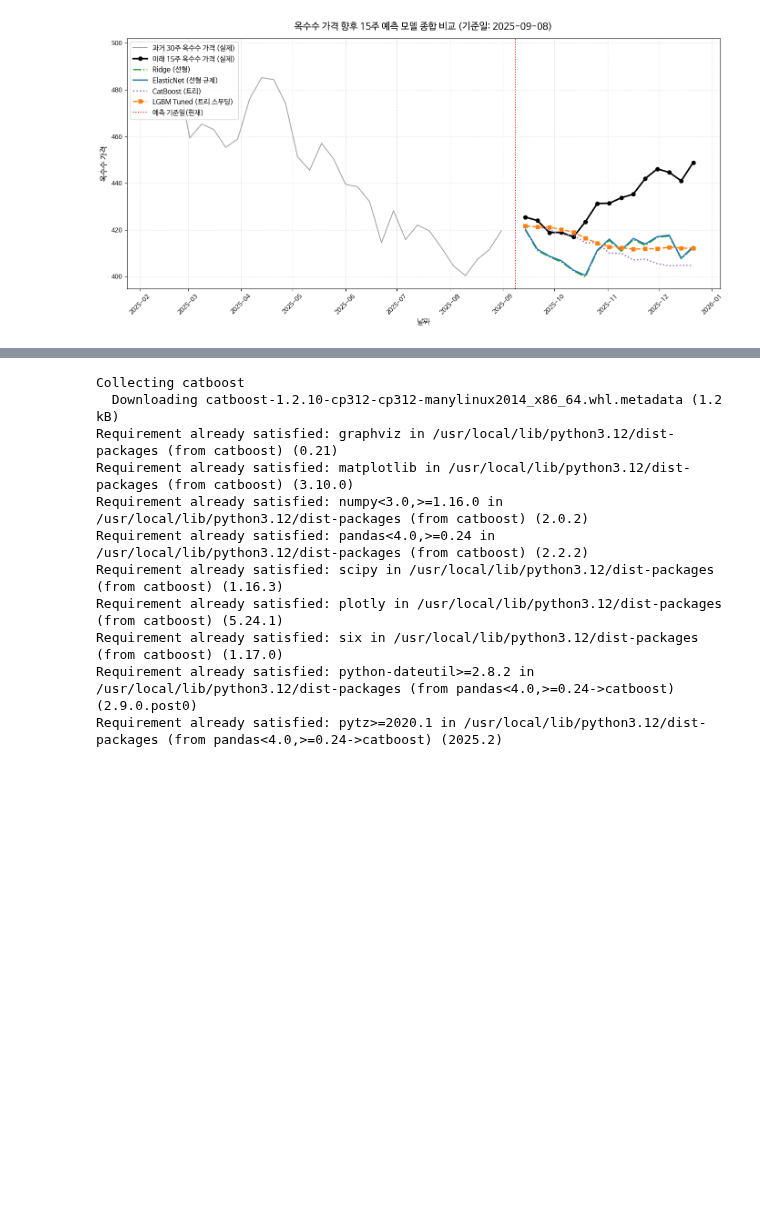
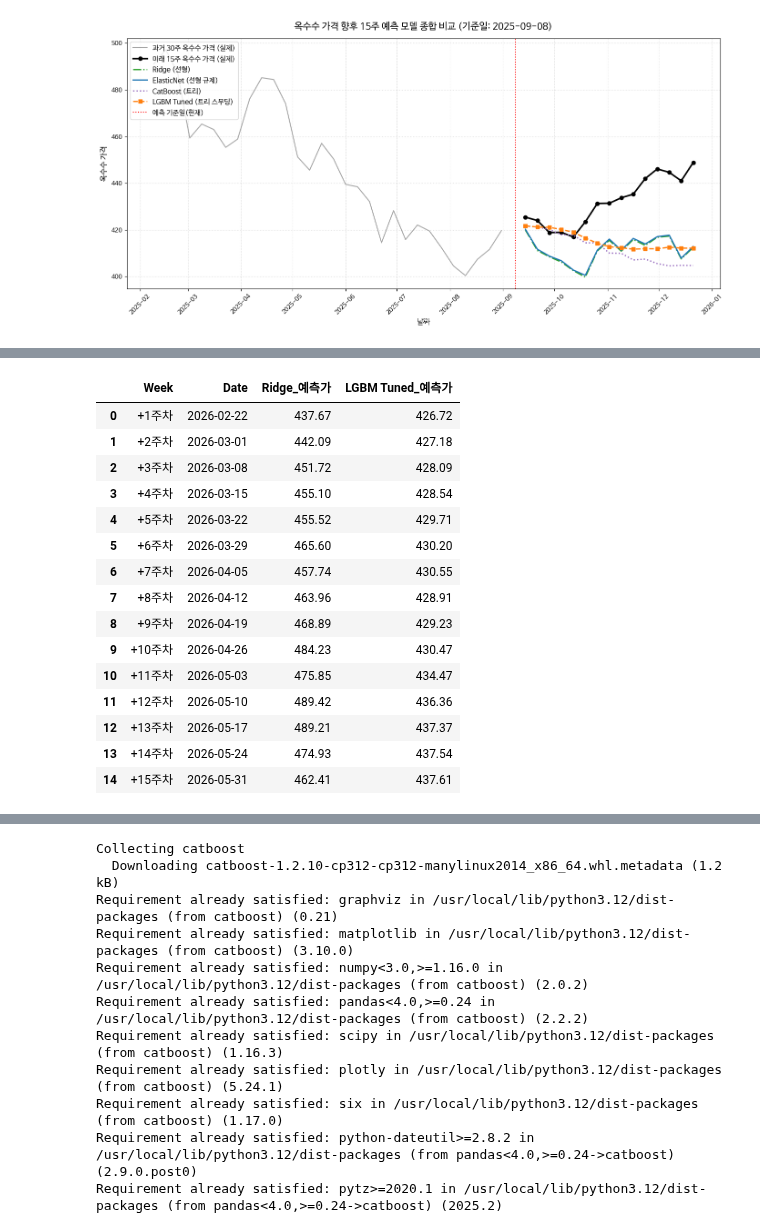
Before and after one commit to Minsoo1036/Applied-Data-Analysis-Study, a Jupyter notebook: Untitled48.ipynb, the cells around one changed output, grey strips where cells are left out. Cells and saved outputs as stored; diff of their text form; code cells hidden in the pictures; blank space fills up the shorter version.

```diff
--- a/Untitled48.ipynb
+++ b/Untitled48.ipynb
@@ -718,0 +721,2 @@ df = pd.read_csv("/content/drive/MyDrive/df3.csv")
+# %%
+instance = df_all.loc[df_all['date']=='2026-02-16',]
@@ -718,0 +729,2 @@ df = pd.read_csv("/content/drive/MyDrive/df3.csv")
+# %%
+df_single_row = instance
@@ -718,0 +945,23 @@ df = pd.read_csv("/content/drive/MyDrive/df3.csv")
+# %%
+# 함수 실행
+df_pred_15w = get_prediction_dataframe(df_single_row, models)
+
+# 결과 데이터프레임 확인
+display(df_pred_15w)
+# %% [output]
+|  | Week | Date | Ridge_예측가 | LGBM Tuned_예측가 |
+| 0 | +1주차 | 2026-02-22 | 437.67 | 426.72 |
+| 1 | +2주차 | 2026-03-01 | 442.09 | 427.18 |
+| 2 | +3주차 | 2026-03-08 | 451.72 | 428.09 |
+| 3 | +4주차 | 2026-03-15 | 455.10 | 428.54 |
+| 4 | +5주차 | 2026-03-22 | 455.52 | 429.71 |
+| 5 | +6주차 | 2026-03-29 | 465.60 | 430.20 |
+| 6 | +7주차 | 2026-04-05 | 457.74 | 430.55 |
+| 7 | +8주차 | 2026-04-12 | 463.96 | 428.91 |
+| 8 | +9주차 | 2026-04-19 | 468.89 | 429.23 |
+| 9 | +10주차 | 2026-04-26 | 484.23 | 430.47 |
+| 10 | +11주차 | 2026-05-03 | 475.85 | 434.47 |
+| 11 | +12주차 | 2026-05-10 | 489.42 | 436.36 |
+| 12 | +13주차 | 2026-05-17 | 489.21 | 437.37 |
+| 13 | +14주차 | 2026-05-24 | 474.93 | 437.54 |
+| 14 | +15주차 | 2026-05-31 | 462.41 | 437.61 |
```
Also changed, not shown: parts of 9 cells of this notebook.
